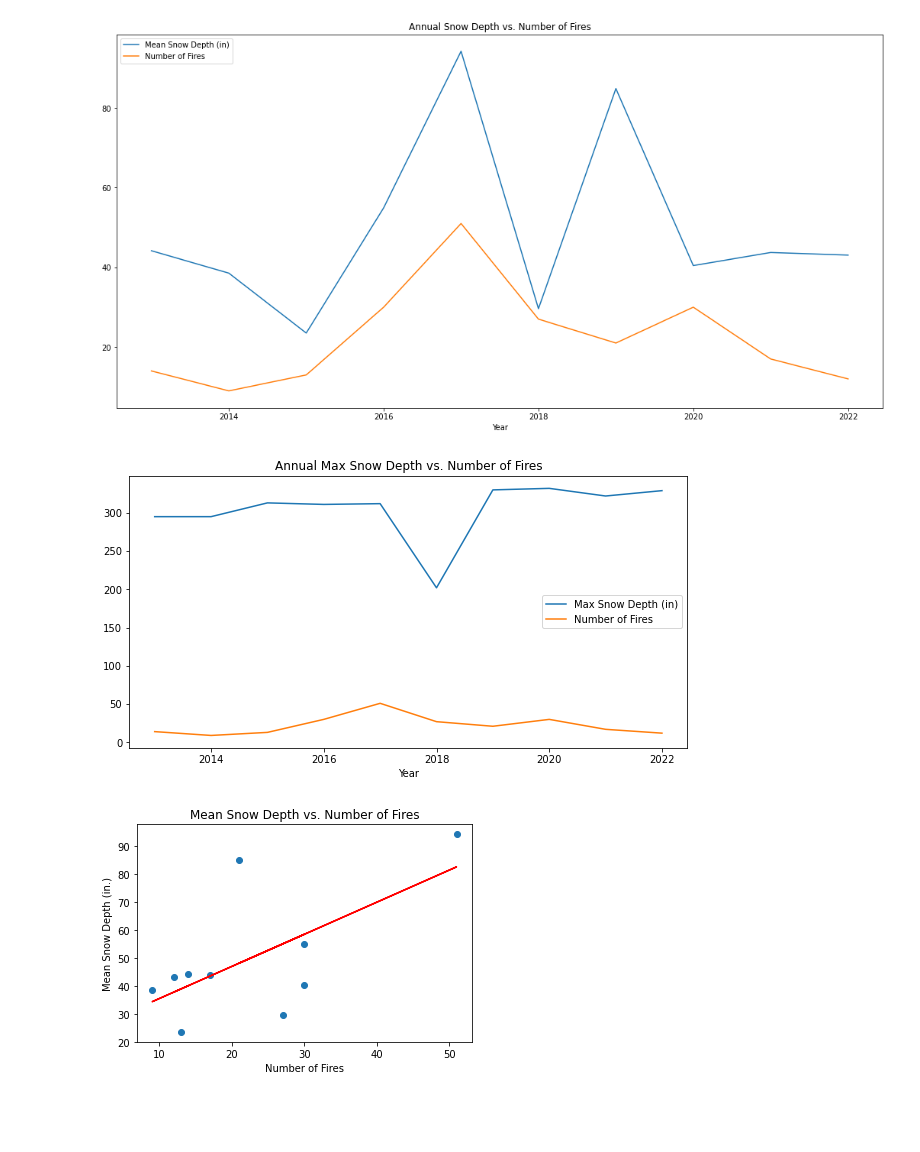
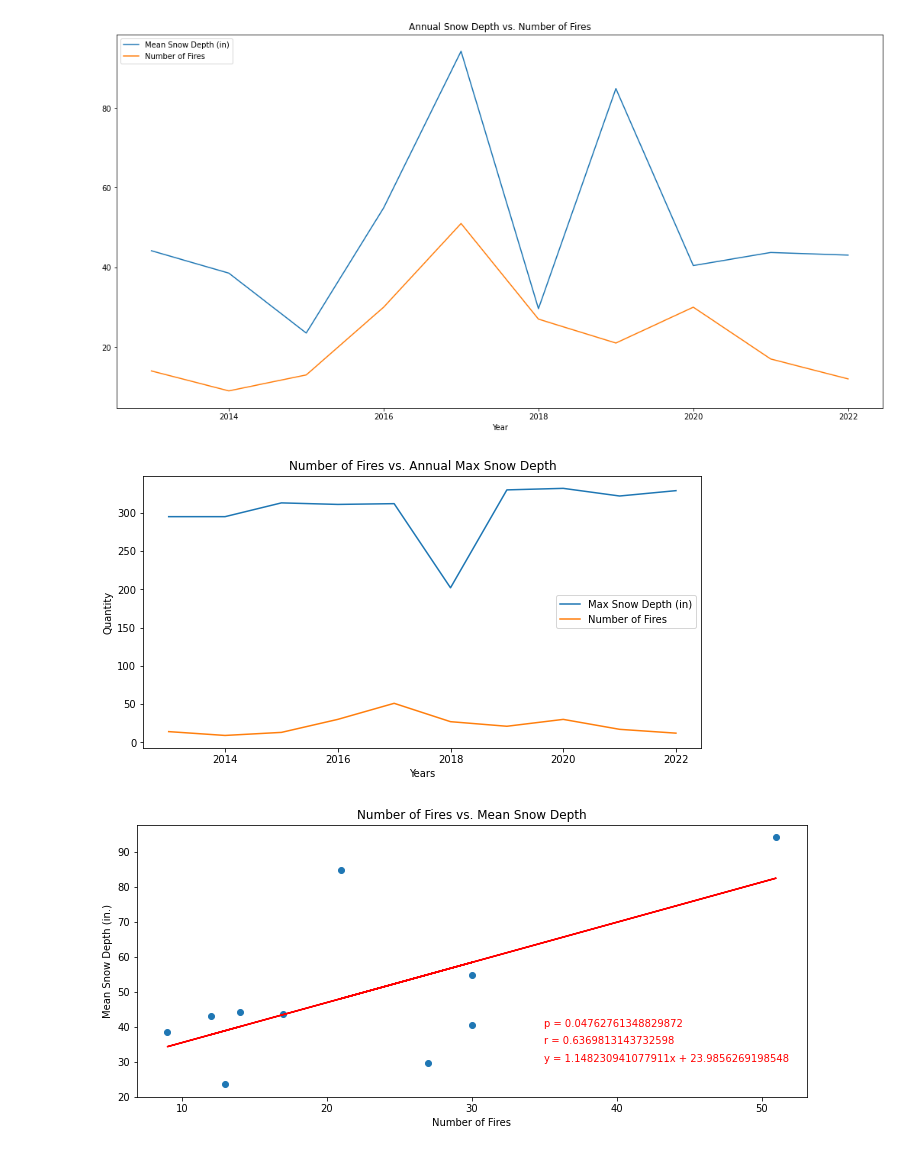
Before and after one commit to Jed-Miller/project1_group10, a Jupyter notebook: fire_snow_linear_visual.ipynb, the cells around one changed output. Saved outputs shown, nothing was run; the diff lists cells and outputs as text; code cells hidden in the pictures; blank space fills up the shorter version.

Commit message:
Updated labels and added comments.

```diff
--- a/fire_snow_linear_visual.ipynb
+++ b/fire_snow_linear_visual.ipynb
@@ -35,34 +40,48 @@ plt.show()
 # %% [output]
 [figure]
 # %%
-# Does a higher snowfall lessen the number of fires the following fire season?
+# Define variables
 fig2_x_data = full_annual["Year"]
 fig2_y_data = full_annual["Max Snow Depth (in)"]
 fig2_y_data1 = full_annual["Number of Fires"]
 plt.figure(figsize=(10,5))
 
+# Graph two lines
 max_snow_depth = plt.plot(fig2_x_data, fig2_y_data, label = "Max Snow Depth (in)")
 fire_numbers = plt.plot(fig2_x_data, fig2_y_data1, label = "Number of Fires")
+
+# Label, set legend, and print graph
 plt.legend(loc = "best")
 plt.xlabel("Year")
-plt.title("Annual Max Snow Depth vs. Number of Fires")
+plt.title("Number of Fires vs. Annual Max Snow Depth")
+plt.xlabel("Years")
+plt.ylabel("Quantity")
 plt.show()
 # %% [output]
-[figure, old version]
+[figure, new version]
 # %%
+# Resize graph and define variables
+plt.figure(figsize=(12,5))
 mean_snow_depth = full_annual["Mean Snow Depth (in)"]
 fire_count = full_annual["Number of Fires"]
 
+# Find the linear regression
 snow_slope, snow_int, snow_r, snow_p, snow_std_err = st.linregress(fire_count, mean_snow_depth)
 snow_fit = snow_slope * fire_count + snow_int
 
+# Print the equations
+plt.annotate(f"y = {snow_slope}x + {snow_int}", xy= [35,30], fontsize = 10, color="red")
+plt.annotate(f"r = {snow_r}", xy = [35, 35], fontsize = 10, color="red")
+plt.annotate(f"p = {snow_p}", xy = [35, 40], fontsize = 10, color="red")
+
+# Label and print scatter plot
 plt.scatter(fire_count, mean_snow_depth)
 plt.plot(fire_count, snow_fit, "r")
-plt.title("Mean Snow Depth vs. Number of Fires")
+plt.title("Number of Fires vs. Mean Snow Depth")
 plt.xlabel("Number of Fires")
 plt.ylabel("Mean Snow Depth (in.)")
 
 plt.show()
 # %% [output]
-[figure, old version]
+[figure, new version]
 # %%
```
Also changed, not shown: parts of 6 cells of this notebook.
